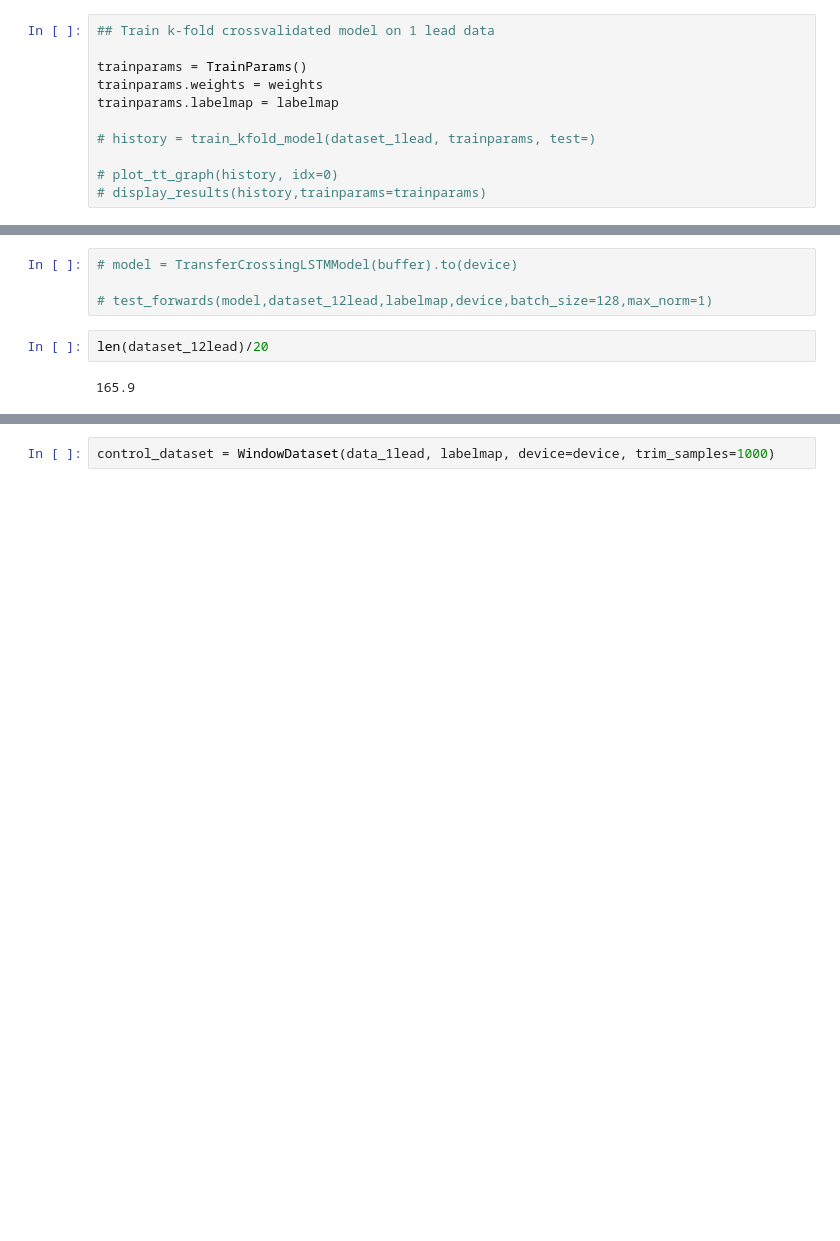
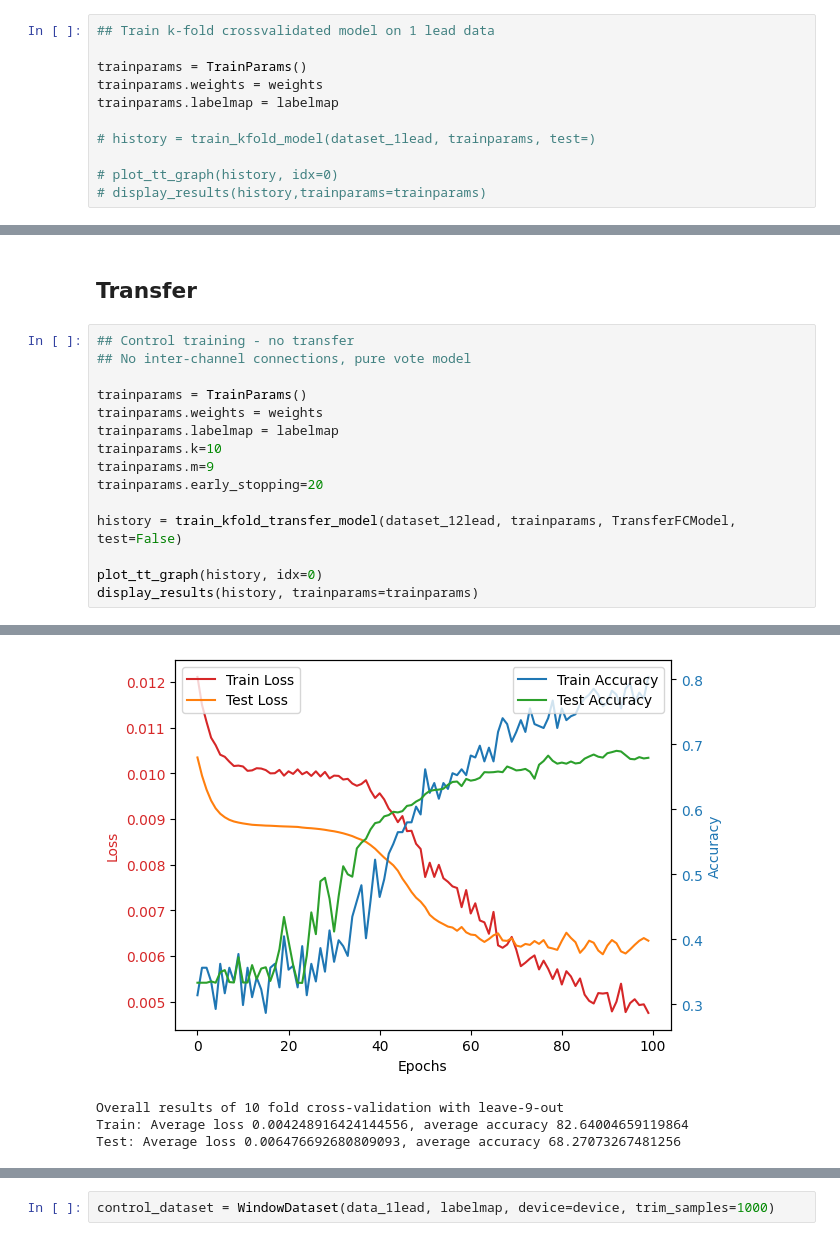
Before and after one commit to MattyAB/ecg_transfer, a Jupyter notebook: ecg.ipynb, the cells around one changed output, grey strips where cells are left out. Saved outputs shown, nothing was run; the diff lists cells and outputs as text; blank space fills up the shorter version.

```diff
--- a/ecg.ipynb
+++ b/ecg.ipynb
@@ -114,8 +116,18 @@ Epoch:200/200 AVG Training Loss:0.01851 AVG Test Loss:0.01664 AVG Training Acc 6
-# %%
-# model = TransferCrossingLSTMModel(buffer).to(device)
-
-# test_forwards(model,dataset_12lead,labelmap,device,batch_size=128,max_norm=1)
-# %%
-len(dataset_12lead)/20
-# %% [output]
-165.9
+# %% [markdown]
+## Transfer
+# %%
+## Control training - no transfer
+## No inter-channel connections, pure vote model
+
+trainparams = TrainParams()
+trainparams.weights = weights
+trainparams.labelmap = labelmap
+trainparams.k=10
+trainparams.m=9
+trainparams.early_stopping=20
+
+history = train_kfold_transfer_model(dataset_12lead, trainparams, TransferFCModel, test=False)
+
+plot_tt_graph(history, idx=0)
+display_results(history, trainparams=trainparams)
+# %% [output]
@@ -121,0 +151,4 @@ len(dataset_12lead)/20
+[figure, added]
+Overall results of 10 fold cross-validation with leave-9-out
+Train: Average loss 0.004248916424144556, average accuracy 82.64004659119864
+Test: Average loss 0.006476692680809093, average accuracy 68.27073267481256
```
Also changed, not shown: parts of 13 cells of this notebook, 1 other file.
